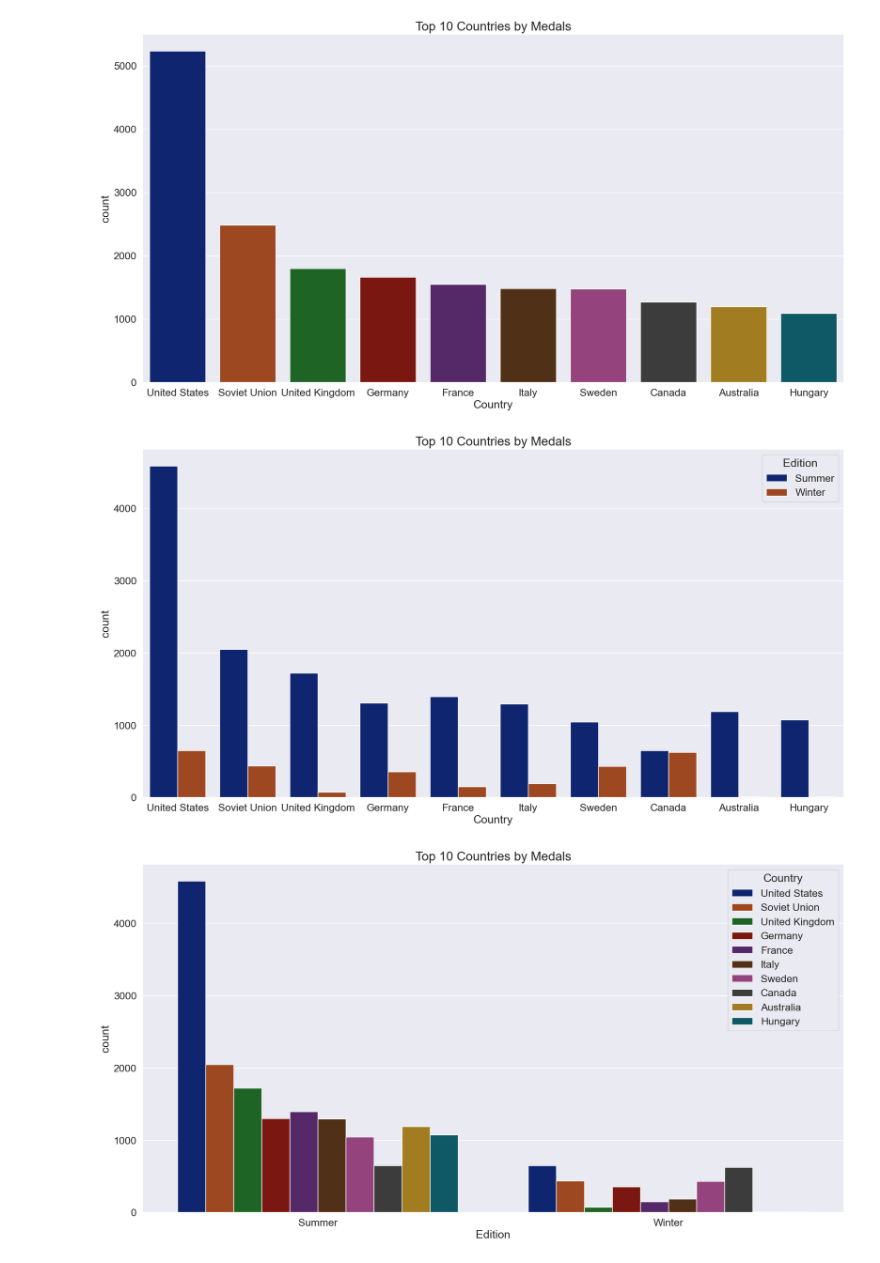
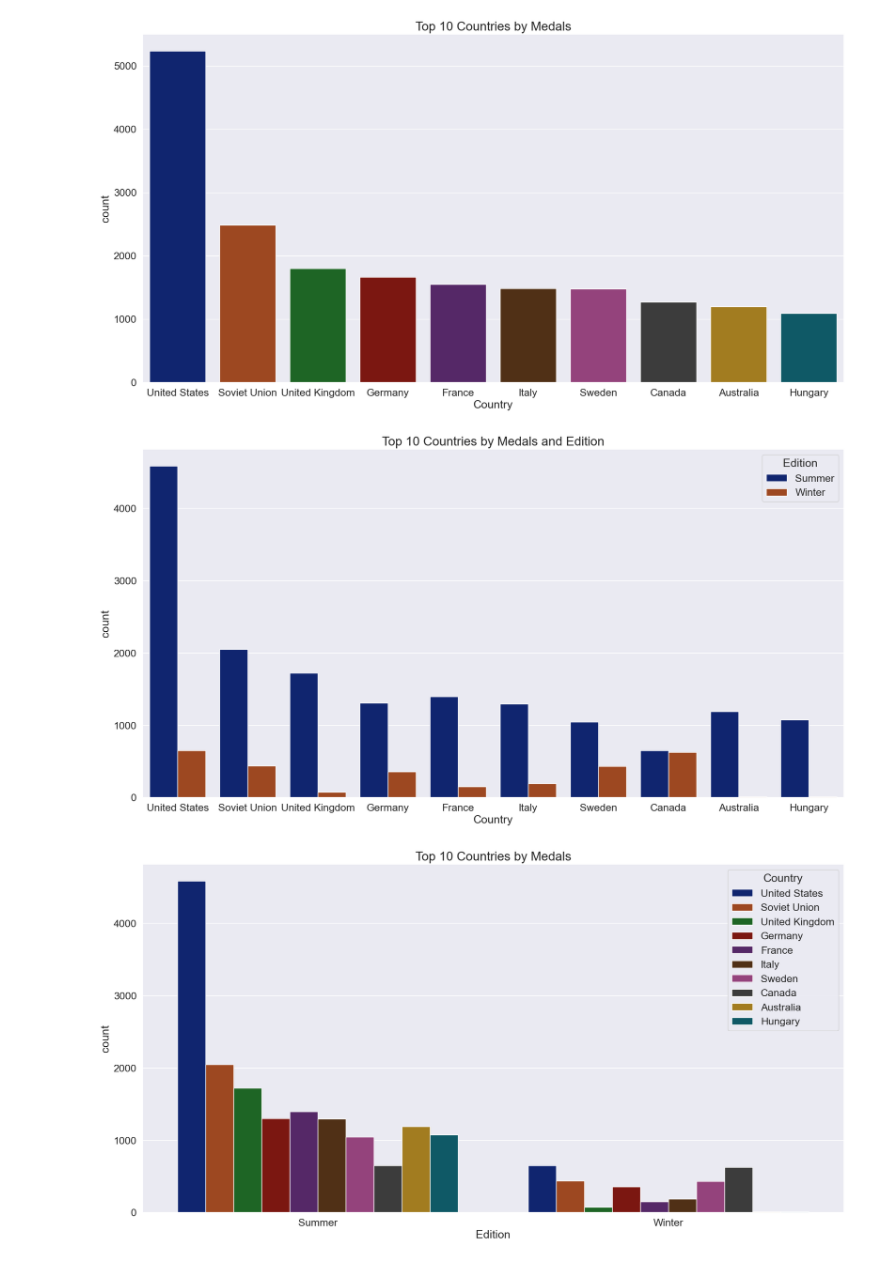
Before and after one commit to NidhiTheBerde/Project_12_Materials, a Jupyter notebook: Project_12_Olympic_Medals.ipynb, the cells around one changed output. Saved outputs shown, nothing was run; the diff lists cells and outputs as text; code cells hidden in the pictures.

```diff
--- a/Project_12_Olympic_Medals.ipynb
+++ b/Project_12_Olympic_Medals.ipynb
@@ -339,7 +345,7 @@ SGP       4
 IOP       3
 Name: Code, dtype: int64
 # %%
-old_c = olympics.loc[olympics.Country.isnull(), :].Code.value_counts().index
+old_c = olympics.loc[olympics.Country.isnull()].Code.value_counts().index
 old_c
 # %% [output]
 Index(['URS', 'GDR', 'ROU', 'FRG', 'TCH', 'YUG', 'EUN', 'EUA', 'ZZX', 'SRB',
@@ -629,11 +626,11 @@ plt.show()
 # %%
 plt.figure(figsize=(20,10))
 sns.set(font_scale=1.5, palette= "dark")
 sns.countplot(data = olympics_10, x = "Country", hue = "Edition", order = top_10.index)
-plt.title("Top 10 Countries by Medals", fontsize = 20)
+plt.title("Top 10 Countries by Medals and Edition", fontsize = 20)
 plt.show()
 # %% [output]
-[figure, old version]
+[figure, new version]
 # %%
 plt.figure(figsize=(20,10))
 sns.set(font_scale=1.5, palette= "dark")
```
Also changed, not shown: parts of 107 cells of this notebook.
